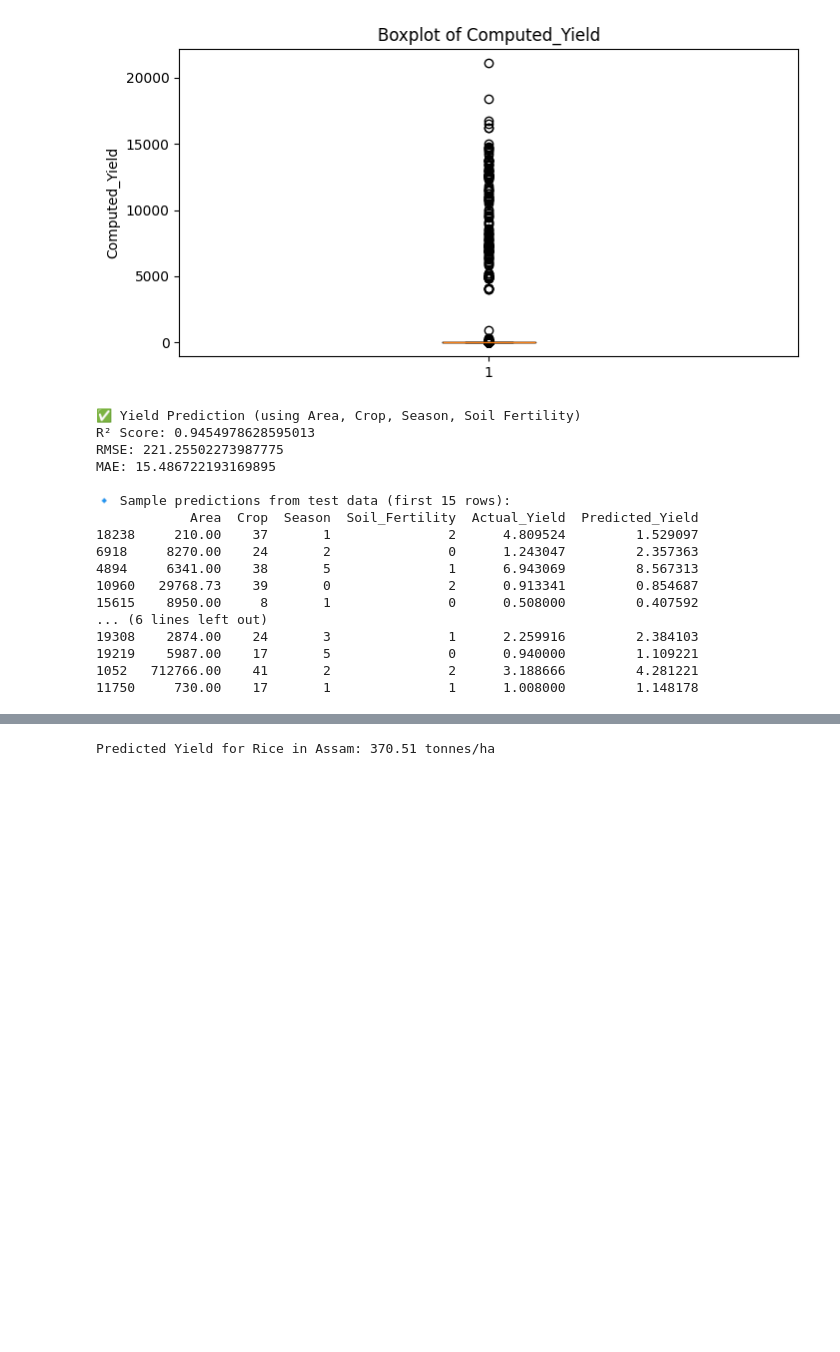
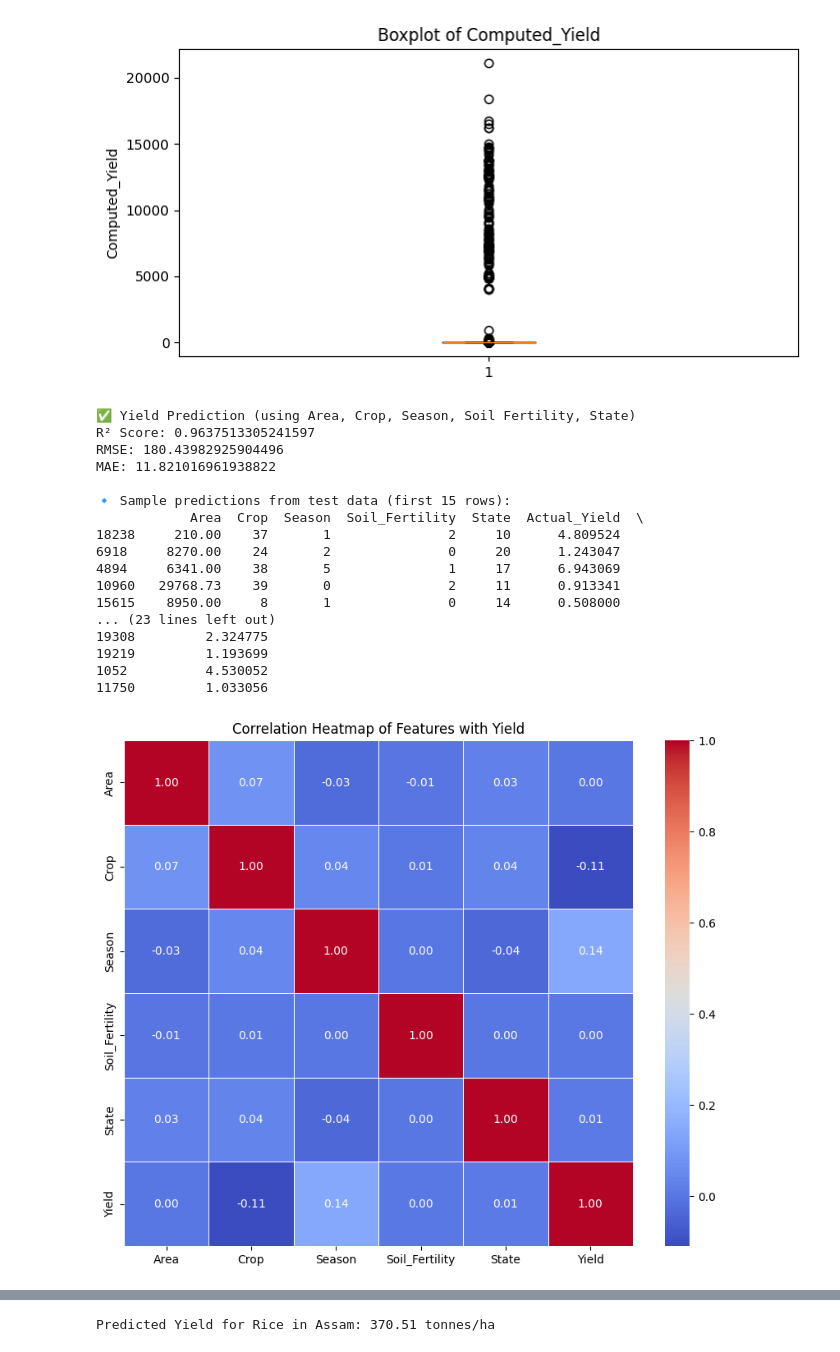
Before and after one commit to tarun1208/BasicML, a Jupyter notebook: soil.ipynb, the cells around one changed output, grey strips where cells are left out. Drawn from its saved outputs; the diff is of its cells as text; code cells hidden in the pictures; blank space fills up the shorter version.

```diff
--- a/soil.ipynb
+++ b/soil.ipynb
@@ -385,7 +385,7 @@ from sklearn.ensemble import RandomForestRegressor
 from sklearn.metrics import r2_score, mean_squared_error, mean_absolute_error
 
 # --- Step 1: Select relevant columns ---
-features = ["Area", "Crop", "Season", "Soil_Fertility"]
+features = ["Area", "Crop", "Season", "Soil_Fertility", "State"]
 target = "Yield"
 
 df_model = df[features + [target]].dropna()
@@ -393,9 +393,8 @@ df_model = df[features + [target]].dropna()
 # --- Step 2: Encode categorical columns ---
 encoder = LabelEncoder()
 
-df_model["Crop"] = encoder.fit_transform(df_model["Crop"])
-df_model["Season"] = encoder.fit_transform(df_model["Season"])
-df_model["Soil_Fertility"] = encoder.fit_transform(df_model["Soil_Fertility"])
+for col in ["Crop", "Season", "Soil_Fertility", "State"]:
+    df_model[col] = encoder.fit_transform(df_model[col])
 
 # --- Step 3: Split data ---
 X = df_model[features]
@@ -421,7 +420,7 @@ r2 = r2_score(y_test, y_pred)
 rmse = np.sqrt(mean_squared_error(y_test, y_pred))
 mae = mean_absolute_error(y_test, y_pred)
 
-print("✅ Yield Prediction (using Area, Crop, Season, Soil Fertility)")
+print("✅ Yield Prediction (using Area, Crop, Season, Soil Fertility, State)")
 print("R² Score:", r2)
 print("RMSE:", rmse)
 print("MAE:", mae)
@@ -434,20 +433,37 @@ sample_results["Predicted_Yield"] = y_pred
 print("\n🔹 Sample predictions from test data (first 15 rows):")
 print(sample_results.head(15))
 # %% [output]
-✅ Yield Prediction (using Area, Crop, Season, Soil Fertility)
-R² Score: 0.9454978628595013
-RMSE: 221.25502273987775
-MAE: 15.486722193169895
+✅ Yield Prediction (using Area, Crop, Season, Soil Fertility, State)
+R² Score: 0.9637513305241597
+RMSE: 180.43982925904496
+MAE: 11.821016961938822
 
 🔹 Sample predictions from test data (first 15 rows):
-            Area  Crop  Season  Soil_Fertility  Actual_Yield  Predicted_Yield
-18238     210.00    37       1               2      4.809524         1.529097
-6918     8270.00    24       2               0      1.243047         2.357363
-4894     6341.00    38       5               1      6.943069         8.567313
-10960   29768.73    39       0               2      0.913341         0.854687
-15615    8950.00     8       1               0      0.508000         0.407592
-... (6 lines left out)
-19308    2874.00    24       3               1      2.259916         2.384103
-19219    5987.00    17       5               0      0.940000         1.109221
-1052   712766.00    41       2               2      3.188666         4.281221
-11750     730.00    17       1               1      1.008000         1.148178
+            Area  Crop  Season  Soil_Fertility  State  Actual_Yield  \
+18238     210.00    37       1               2     10      4.809524
+6918     8270.00    24       2               0     20      1.243047
+4894     6341.00    38       5               1     17      6.943069
+10960   29768.73    39       0               2     11      0.913341
+15615    8950.00     8       1               0     14      0.508000
+... (23 lines left out)
+19308         2.324775
+19219         1.193699
+1052          4.530052
+11750         1.033056
+# %%
+import seaborn as sns
+import matplotlib.pyplot as plt
+
+# --- Step 1: Encode categorical columns for correlation (if not already done) ---
+# If using the df_model from earlier, it's already label encoded
+
+# --- Step 2: Compute correlation matrix ---
+corr_matrix = df_model.corr()
+
+# --- Step 3: Plot heatmap ---
+plt.figure(figsize=(10, 8))
+sns.heatmap(corr_matrix, annot=True, fmt=".2f", cmap="coolwarm", linewidths=0.5)
+plt.title("Correlation Heatmap of Features with Yield")
+plt.show()
+# %% [output]
+[figure, added]
```
Also changed, not shown: parts of 3 cells of this notebook.
